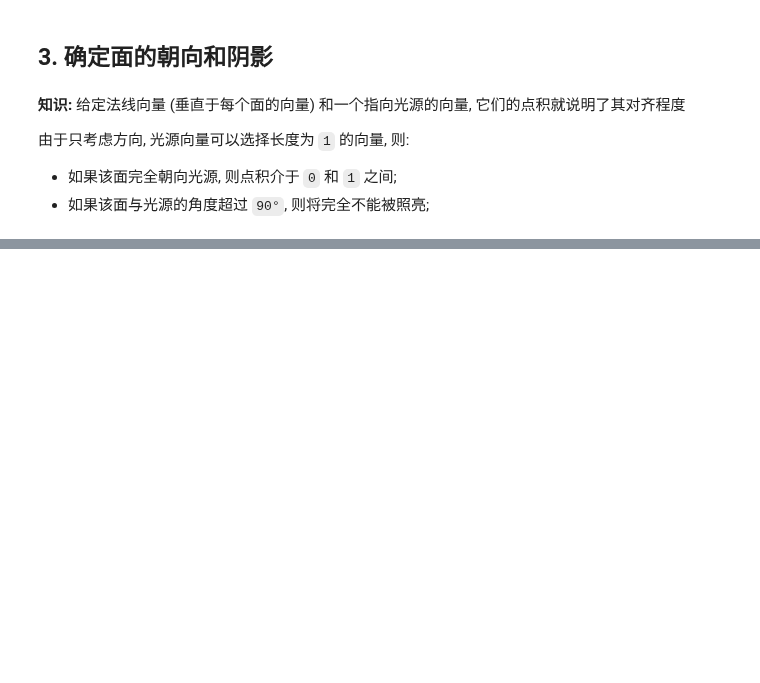
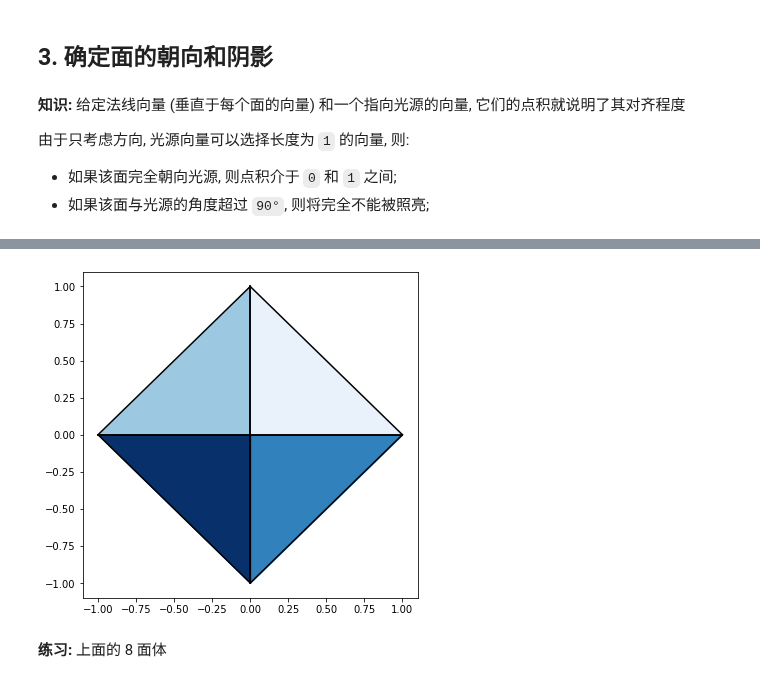
Before and after one commit to alvin-qh/study-python, a Jupyter notebook: math/notebooks/vector3d/draw3d.ipynb, the cells around one changed output, grey strips where cells are left out. Cells and saved outputs as stored; diff of their text form; code cells hidden in the pictures; blank space fills up the shorter version.

```diff
--- a/math/notebooks/vector3d/draw3d.ipynb
+++ b/math/notebooks/vector3d/draw3d.ipynb
@@ -211,11 +273,49 @@ def normal(face: Face) -> Vector3D:
 # %%
-def render(faces: Iterable[Face], light=(1, 2, 3), color_map=None, lines=None) -> None:
+def render(
+    faces: Iterable[Face],
+    light=(1, 2, 3),
+    color_map: Optional[Colormap] = None,
+    lines_color: Optional[Color] = None,
+) -> None:
+    """
+    绘制三维图形 (在二维坐标系)
+
+    Args:
+        faces (Iterable[Face]): 三角形 (由三个顶点定义的面)
+        light (tuple, optional): 光线的入射向量. Defaults to `(1, 2, 3)`.
+        color_map (Optional[Colormap], optional): 调色板, 用于绘制光线照射的颜色. Defaults to `None`.
+        lines_color (Optional[Color], optional): 绘制多边形边线颜色. Defaults to `None`.
+    """
+    if not color_map:
+        # 设置默认调色板, cspell: disable-next-line
+        color_map = matplotlib.cm.get_cmap("Blues")
+
     polygons = []
 
+    # 遍历所有的三角形
     for face in faces:
+        # 计算每个三角形平面的法线
         unit_normal = unit(normal(face))
 
+        # 判断法线的 z 轴为正 (指向正面) 时, 绘制阴影
         if unit_normal[2] > 0:
-            c = color_map(1 - dot(unit_normal), unit(light))
+            # 法线向量和光线向量的点积越大 (重合度越高), 则阴影越少 (亮度越高)
+            c = color_map(1 - dot(unit_normal, unit(light)))
 
-            p = Polygon2D(*face_to_2d(face))
+            # 通过三角形向量产生一个多边形图形
+            p = Polygon2D(
+                *face_to_2d(face),  # 计算三维平面在二维坐标的投影
+                fill=c,  # 设置阴影 (用于在二维坐标系体现三维视觉效果)
+                color=lines_color or Color.black,  # 设置三角形边线颜色
+            )
+            polygons.append(p)
+
+    # 绘制所有的多边形对象
+    draw_polygons(*polygons)
+# %%
+# 在二维坐标绘制 8 面体
+render(octahedron)
+# %% [output]
+[figure, added]
+# %% [markdown]
+**练习:** 上面的 8 面体
```
Also changed, not shown: parts of 9 cells of this notebook, 5 other files.
